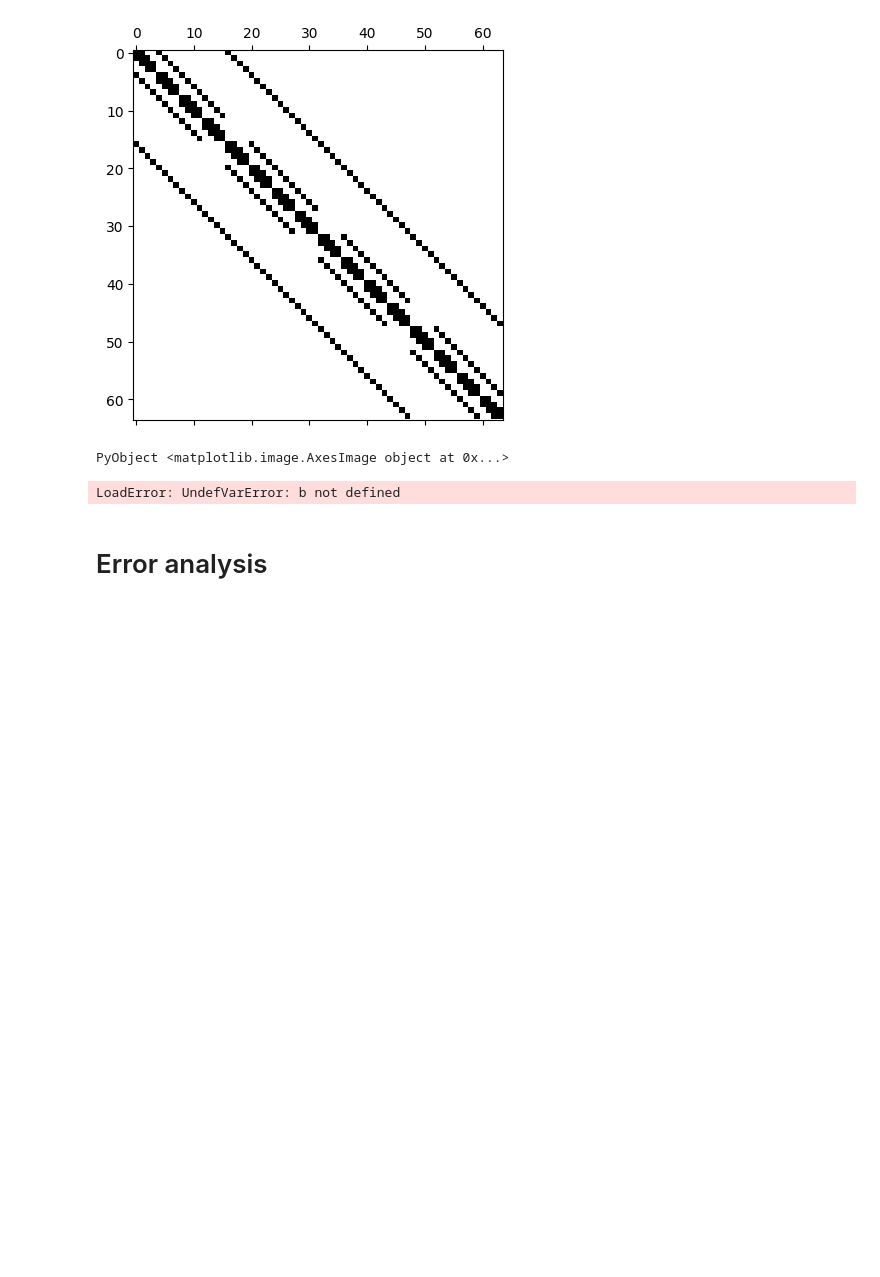
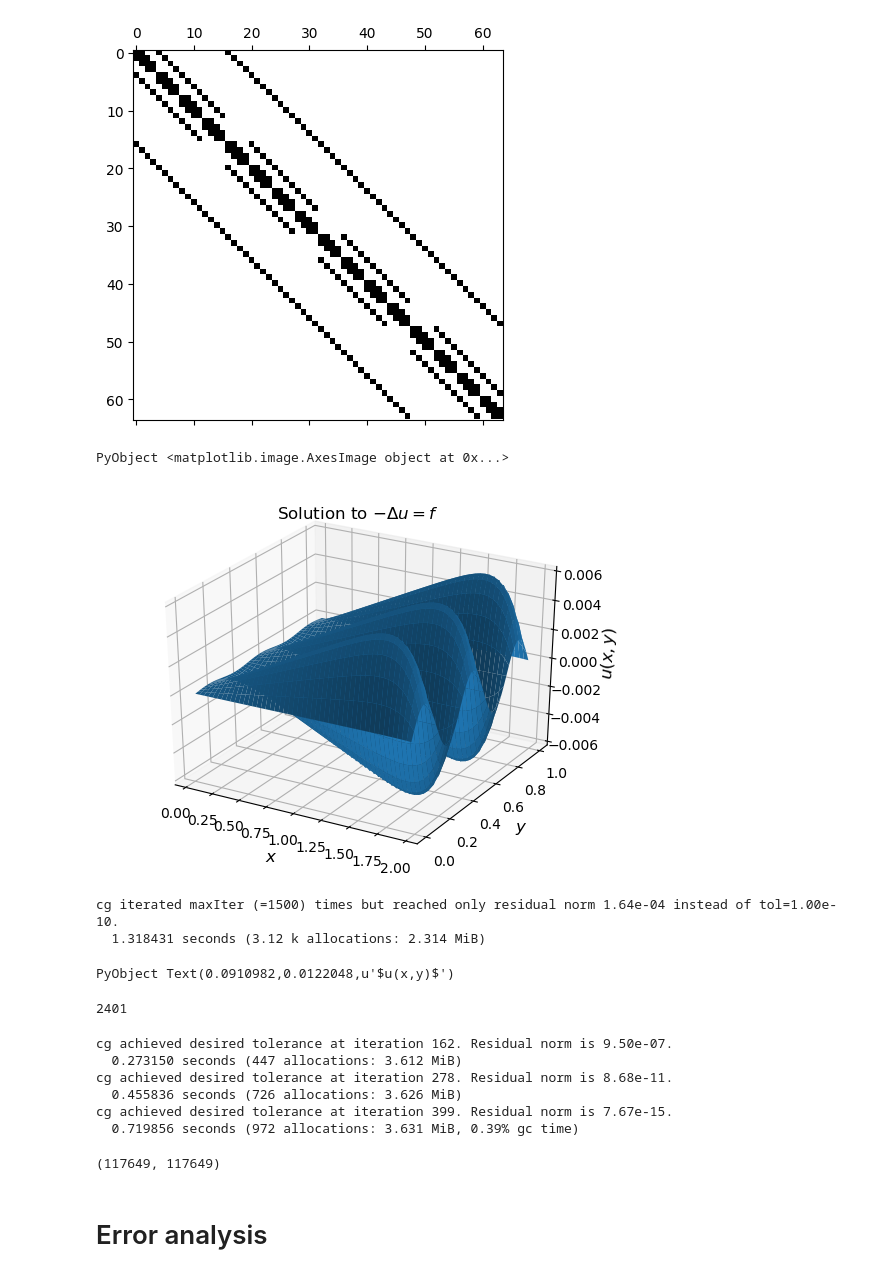
Before and after one commit to yhrtsai/M368K_S2018, a Jupyter notebook: Boundary-value-problems.ipynb, the cells around one changed output. Cells and saved outputs as stored; diff of their text form; code cells hidden in the pictures; blank space fills up the shorter version.

```diff
--- a/Boundary-value-problems.ipynb
+++ b/Boundary-value-problems.ipynb
@@ -80,6 +79,61 @@ spy(A3)
 # %% [output]
 [figure]
 PyObject <matplotlib.image.AxesImage object at 0x...>
+# %%
+f(x,y)=x.*sin(5π.*y)
+
+M,N=50,1500
+xgrid=linspace(0,2,M+1)
+ygrid=linspace(0,1,N+1)
+Δx=1/M
+Δy=1/N
+
+#assemling the finite different operator for the left hand side of the PDE
+TM=spdiagm( (-ones(M-2), 2.0*ones(M-1),-ones(M-2)), [-1,0,1])/Δx^2
+IM=speye(M-1,M-1)
+
+TN=spdiagm( (-ones(N-2), 2.0*ones(N-1),-ones(N-2)), [-1,0,1])/Δy^2
+IN=speye(N-1,N-1)
+
+
+A2=kron(IN,TM)+kron(TN,IM)
+
+F=zeros(M-1,N-1)
+
+for j=2:N-1, i=2:M-1
+    F[i,j]=f( xgrid[i], ygrid[j])
+end
+
+b=F[:]
+
+
+using KrylovMethods
+
+@time uu=KrylovMethods.cg(A2, b, tol=1e-10, maxIter=1500, out=1)
+
+U=reshape(uu[1], M-1,:)
+
+using PyPlot
+
+pygui(false)
+
+surf(repmat(xgrid[2:end-1], 1,N-1), repmat(ygrid[2:end-1]', M-1,1),U)
+# some latex labels
+title(L"Solution to $-\Delta u = f$")
+xlabel(L"$x$", fontsize=12);
+ylabel(L"$y$", fontsize=12);
+zlabel(L"$u(x,y)$", fontsize=12)
+# %% [output]
+[figure, added]
+cg iterated maxIter (=1500) times but reached only residual norm 1.64e-04 instead of tol=1.00e-10.
+  1.318431 seconds (3.12 k allocations: 2.314 MiB)
+PyObject Text(0.0910982,0.0122048,u'$u(x,y)$')
+# %%
+size(uu[1])
+
+49*49
+# %% [output]
+2401
 # %%
 N=50
 xgrid=linspace(0,1,N+1)
@@ -89,12 +143,20 @@ xgrid=linspace(0,1,N+1)
 T=spdiagm( (-ones(N-2), 2.0*ones(N-1),-ones(N-2)), [-1,0,1])
 I=speye(N-1,N-1)
 
-A3=kron(kron(T,I),I)+ kron(I,kron(I,T))+ kron(kron(I,T),I)
+A3=kron(kron(T,I),I)+ kron(I,kron(I,T))+ kron(kron(I,T),I)/Δx^2
 
+
+F=zeros(N-1,N-1, N-1)
+
+for k=2:N-1,j=2:N-1, i=2:N-1
+    F[i,j,k]=f(xgrid[i], ygrid[j])
+end
+
+b=F[:]
 
 using KrylovMethods
 
-@time uu=KrylovMethods.cg(A3, b, tol=1e-10, maxIter=1500, out=1);
+@time uu=KrylovMethods.cg(A3, b, tol=1e-6, maxIter=1500, out=1);
 
 @time uu=KrylovMethods.cg(A3, b, tol=1e-10, maxIter=1500, out=1);
 
@@ -102,7 +164,13 @@ using KrylovMethods
 
 size(A3)
 # %% [output]
-LoadError: UndefVarError: b not defined
+cg achieved desired tolerance at iteration 162. Residual norm is 9.50e-07.
+  0.273150 seconds (447 allocations: 3.612 MiB)
+cg achieved desired tolerance at iteration 278. Residual norm is 8.68e-11.
+  0.455836 seconds (726 allocations: 3.626 MiB)
+cg achieved desired tolerance at iteration 399. Residual norm is 7.67e-15.
+  0.719856 seconds (972 allocations: 3.631 MiB, 0.39% gc time)
+(117649, 117649)
 # %% [markdown]
 # Error analysis
 # %% [markdown]
```
Also changed, not shown: parts of 3 cells of this notebook.
